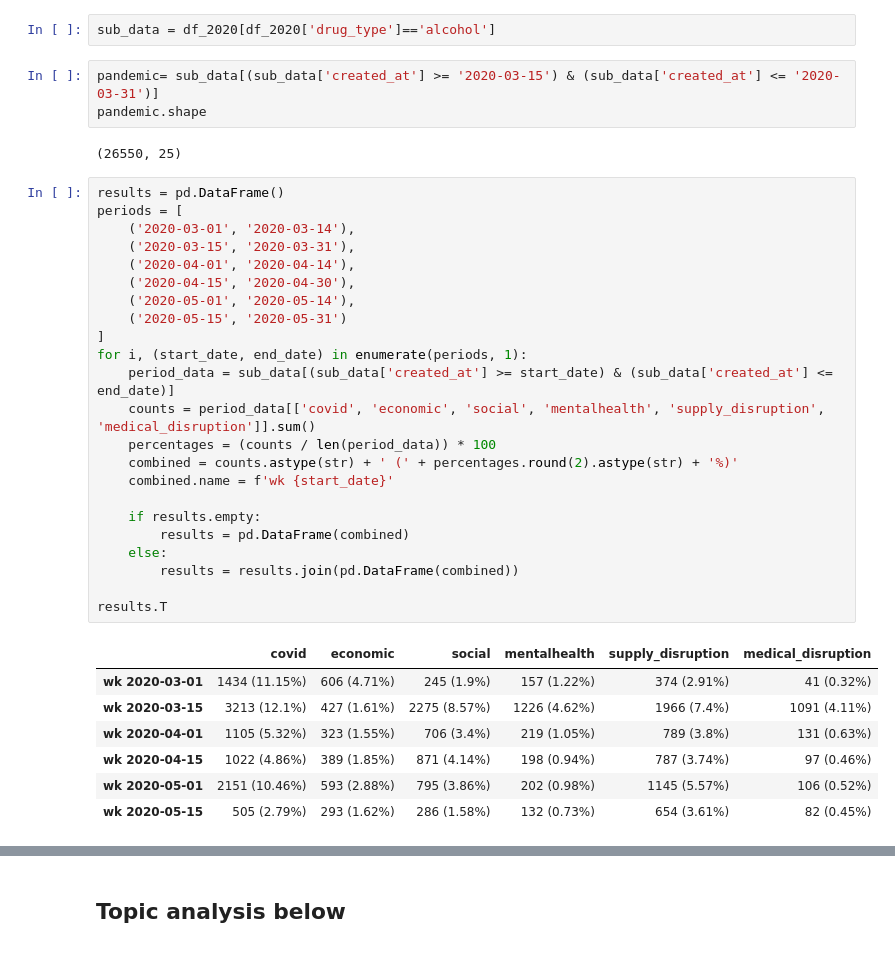
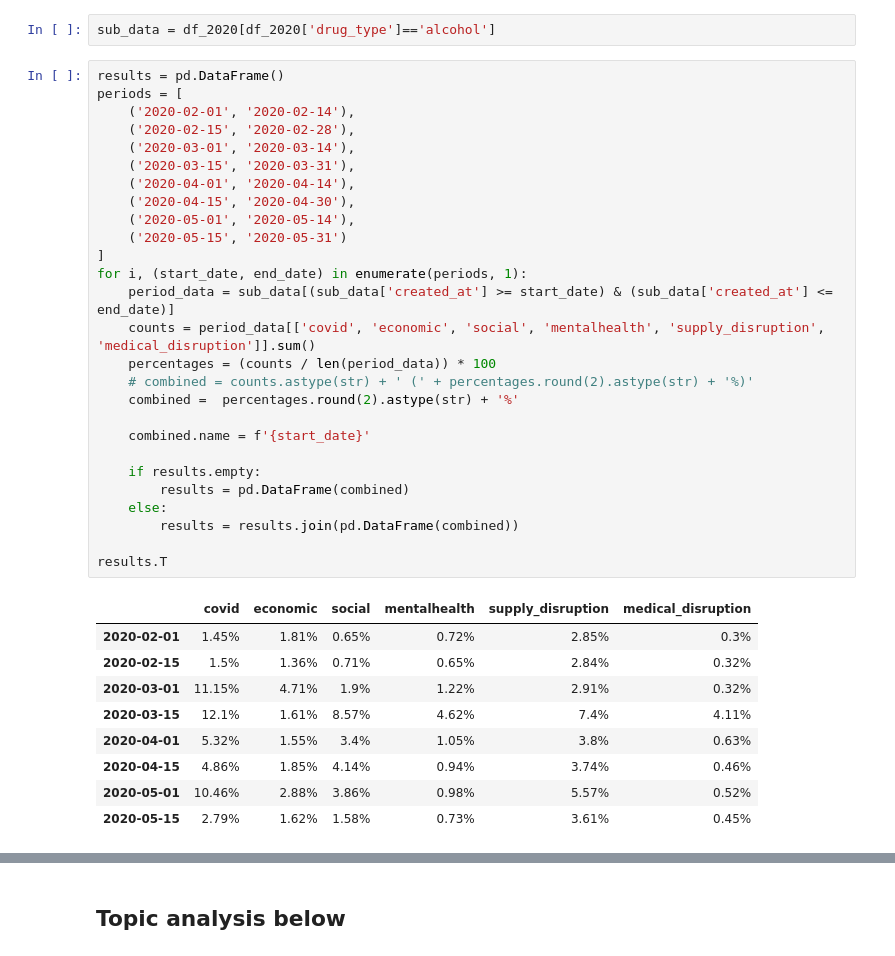
Before and after one commit to JulinaM/DemographicAnalysis, a Jupyter notebook: Topic_Analysis.ipynb, the cells around one changed output, grey strips where cells are left out. Cells and saved outputs as stored; diff of their text form.

```diff
--- a/Topic_Analysis.ipynb
+++ b/Topic_Analysis.ipynb
@@ -99,39 +99,40 @@ for keyword, words in factor_keywords_map.items():
 df_2020['created_at'] = pd.to_datetime(df_2020['created_at'], format='%a %b %d %H:%M:%S %z %Y')
 # %%
 sub_data = df_2020[df_2020['drug_type']=='alcohol']
-# %%
-pandemic= sub_data[(sub_data['created_at'] >= '2020-03-15') & (sub_data['created_at'] <= '2020-03-31')]
-pandemic.shape
-# %% [output]
-(26550, 25)
 # %%
 results = pd.DataFrame()
 periods = [
+    ('2020-02-01', '2020-02-14'),
+    ('2020-02-15', '2020-02-28'),
     ('2020-03-01', '2020-03-14'),
     ('2020-03-15', '2020-03-31'),
     ('2020-04-01', '2020-04-14'),
     ('2020-04-15', '2020-04-30'),
     ('2020-05-01', '2020-05-14'),
     ('2020-05-15', '2020-05-31')
 ]
 for i, (start_date, end_date) in enumerate(periods, 1):
     period_data = sub_data[(sub_data['created_at'] >= start_date) & (sub_data['created_at'] <= end_date)]
     counts = period_data[['covid', 'economic', 'social', 'mentalhealth', 'supply_disruption', 'medical_disruption']].sum()
     percentages = (counts / len(period_data)) * 100
-    combined = counts.astype(str) + ' (' + percentages.round(2).astype(str) + '%)'
-    combined.name = f'wk {start_date}'
+    # combined = counts.astype(str) + ' (' + percentages.round(2).astype(str) + '%)'
+    combined =  percentages.round(2).astype(str) + '%'
+
+    combined.name = f'{start_date}'
 
     if results.empty:
         results = pd.DataFrame(combined)
     else:
         results = results.join(pd.DataFrame(combined))
 
 results.T
 # %% [output]
 |  | covid | economic | social | mentalhealth | supply_disruption | medical_disruption |
-| wk 2020-03-01 | 1434 (11.15%) | 606 (4.71%) | 245 (1.9%) | 157 (1.22%) | 374 (2.91%) | 41 (0.32%) |
-| wk 2020-03-15 | 3213 (12.1%) | 427 (1.61%) | 2275 (8.57%) | 1226 (4.62%) | 1966 (7.4%) | 1091 (4.11%) |
-| wk 2020-04-01 | 1105 (5.32%) | 323 (1.55%) | 706 (3.4%) | 219 (1.05%) | 789 (3.8%) | 131 (0.63%) |
-| wk 2020-04-15 | 1022 (4.86%) | 389 (1.85%) | 871 (4.14%) | 198 (0.94%) | 787 (3.74%) | 97 (0.46%) |
-| wk 2020-05-01 | 2151 (10.46%) | 593 (2.88%) | 795 (3.86%) | 202 (0.98%) | 1145 (5.57%) | 106 (0.52%) |
-| wk 2020-05-15 | 505 (2.79%) | 293 (1.62%) | 286 (1.58%) | 132 (0.73%) | 654 (3.61%) | 82 (0.45%) |
+| 2020-02-01 | 1.45% | 1.81% | 0.65% | 0.72% | 2.85% | 0.3% |
+| 2020-02-15 | 1.5% | 1.36% | 0.71% | 0.65% | 2.84% | 0.32% |
+| 2020-03-01 | 11.15% | 4.71% | 1.9% | 1.22% | 2.91% | 0.32% |
+| 2020-03-15 | 12.1% | 1.61% | 8.57% | 4.62% | 7.4% | 4.11% |
+| 2020-04-01 | 5.32% | 1.55% | 3.4% | 1.05% | 3.8% | 0.63% |
+| 2020-04-15 | 4.86% | 1.85% | 4.14% | 0.94% | 3.74% | 0.46% |
+| 2020-05-01 | 10.46% | 2.88% | 3.86% | 0.98% | 5.57% | 0.52% |
+| 2020-05-15 | 2.79% | 1.62% | 1.58% | 0.73% | 3.61% | 0.45% |
```
Also changed, not shown: parts of 16 cells of this notebook.
